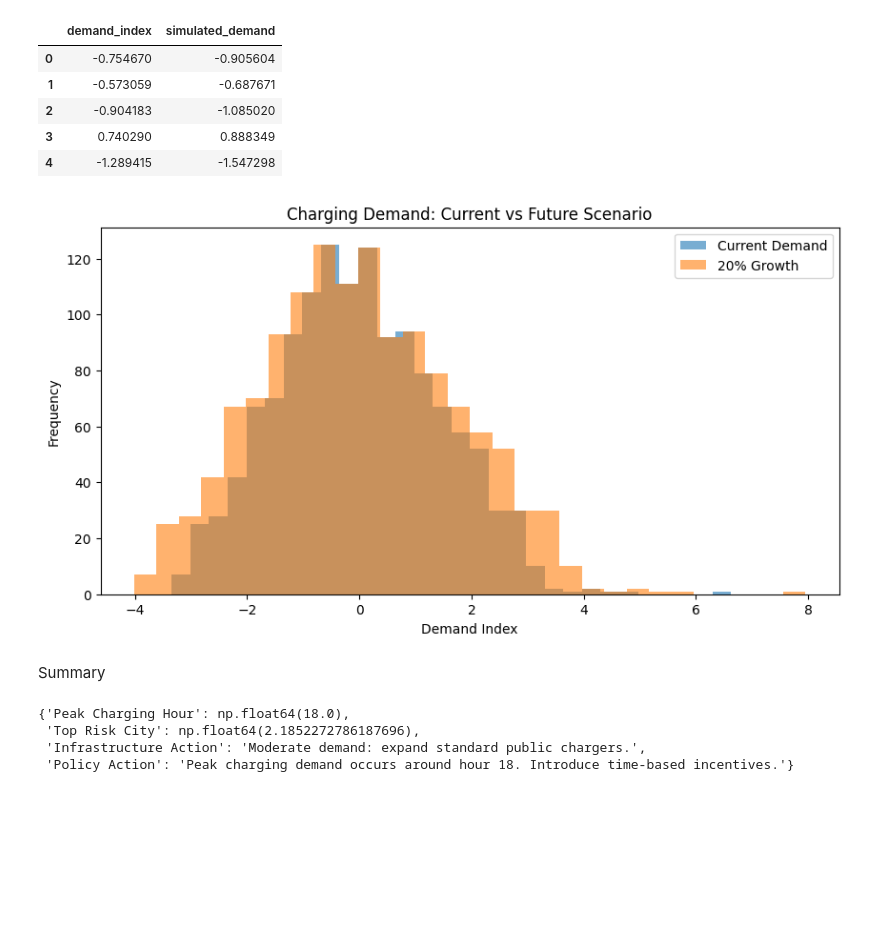
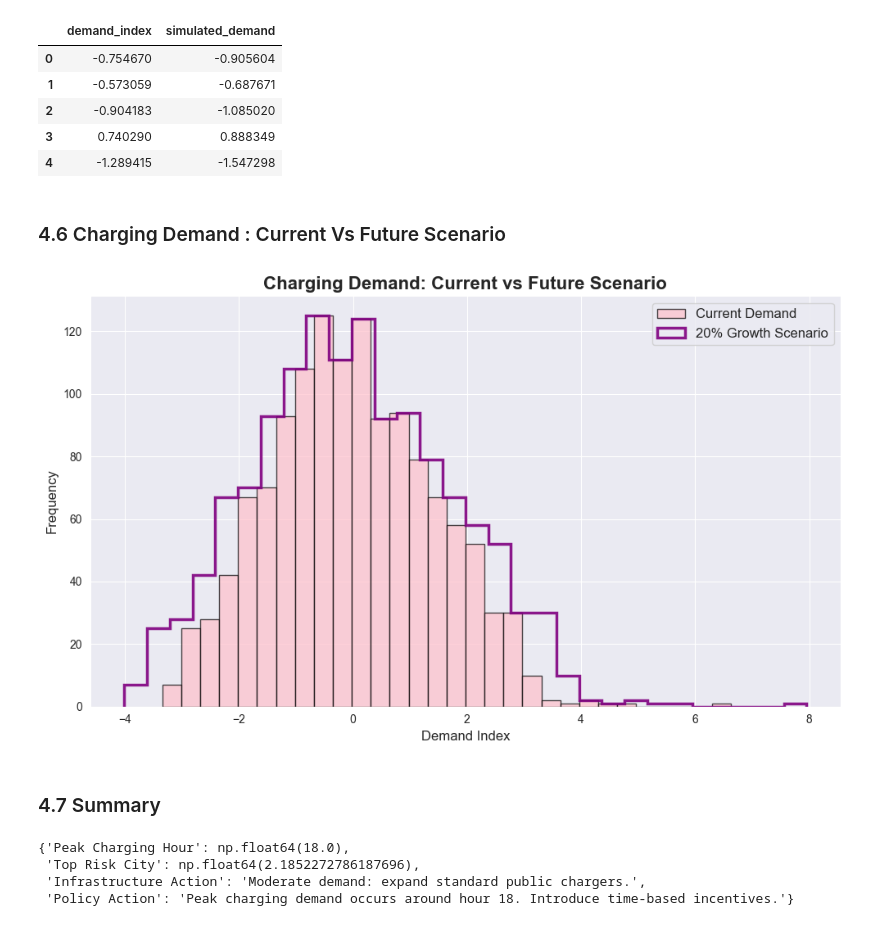
Before and after one commit to AnshikaSolanki3005/EV-Adoption-Charging-Demand-Decision-Intelligence-System, a Jupyter notebook: notebook/05_decision_intelligence.ipynb, the cells around one changed output. Saved outputs shown, nothing was run; the diff lists cells and outputs as text; code cells hidden in the pictures; blank space fills up the shorter version.

```diff
--- a/notebook/05_decision_intelligence.ipynb
+++ b/notebook/05_decision_intelligence.ipynb
@@ -150,19 +205,51 @@ simulated_df[["demand_index", "simulated_demand"]].head()
 | 2 | -0.904183 | -1.085020 |
 | 3 | 0.740290 | 0.888349 |
 | 4 | -1.289415 | -1.547298 |
-# %%
-plt.hist(demand_df["demand_index"], bins=30, alpha=0.6, label="Current Demand")
-plt.hist(simulated_df["simulated_demand"], bins=30, alpha=0.6, label="20% Growth")
-
-plt.legend()
-plt.title("Charging Demand: Current vs Future Scenario")
-plt.xlabel("Demand Index")
-plt.ylabel("Frequency")
-plt.show()
-# %% [output]
-[figure, removed]
+# %% [markdown]
+### 4.6 Charging Demand :  Current Vs Future Scenario
+# %%
+# Plot: Charging Demand Comparison
+
+plt.figure(figsize=(10, 6))
+sns.set_style("darkgrid")
+
+# Defining common bins for fair comparison
+bins = 30
+
+# Current Demand (filled)
+plt.hist(
+    demand_df["demand_index"],
+    bins=bins,
+    alpha=0.7,
+    label="Current Demand",
+    color="pink",
+    edgecolor="black"
+)
+
+# Future Demand (outlined to avoid overlap issue)
+plt.hist(
+    simulated_df["simulated_demand"],
+    bins=bins,
+    alpha=0.9,
+    label="20% Growth Scenario",
+    histtype="step",
+    linewidth=2.5,
+    color="purple"
+)
+
+plt.title("Charging Demand: Current vs Future Scenario", fontsize=16, weight="bold")
+plt.xlabel("Demand Index", fontsize=12)
+plt.ylabel("Frequency", fontsize=12)
+plt.legend(fontsize=12)
+
+# Displaying Plot
+
+plt.tight_layout()
+plt.show()
+# %% [output]
+[figure, added]
 # %% [markdown]
-Summary
+### 4.7 Summary
 # %%
 summary = {
     "Peak Charging Hour": peak_hours.iloc[0]["start_hour"],
```
Also changed, not shown: parts of 11 cells of this notebook.
